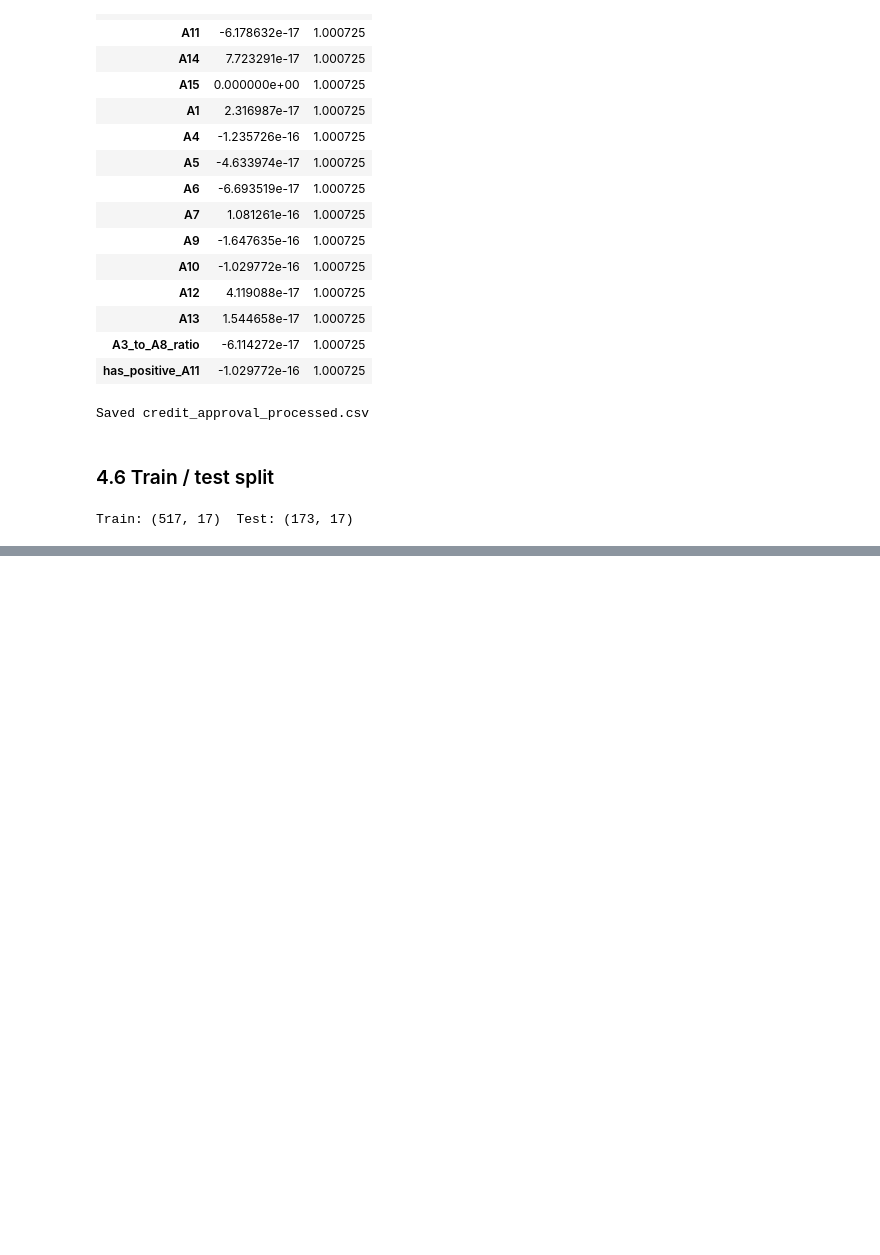
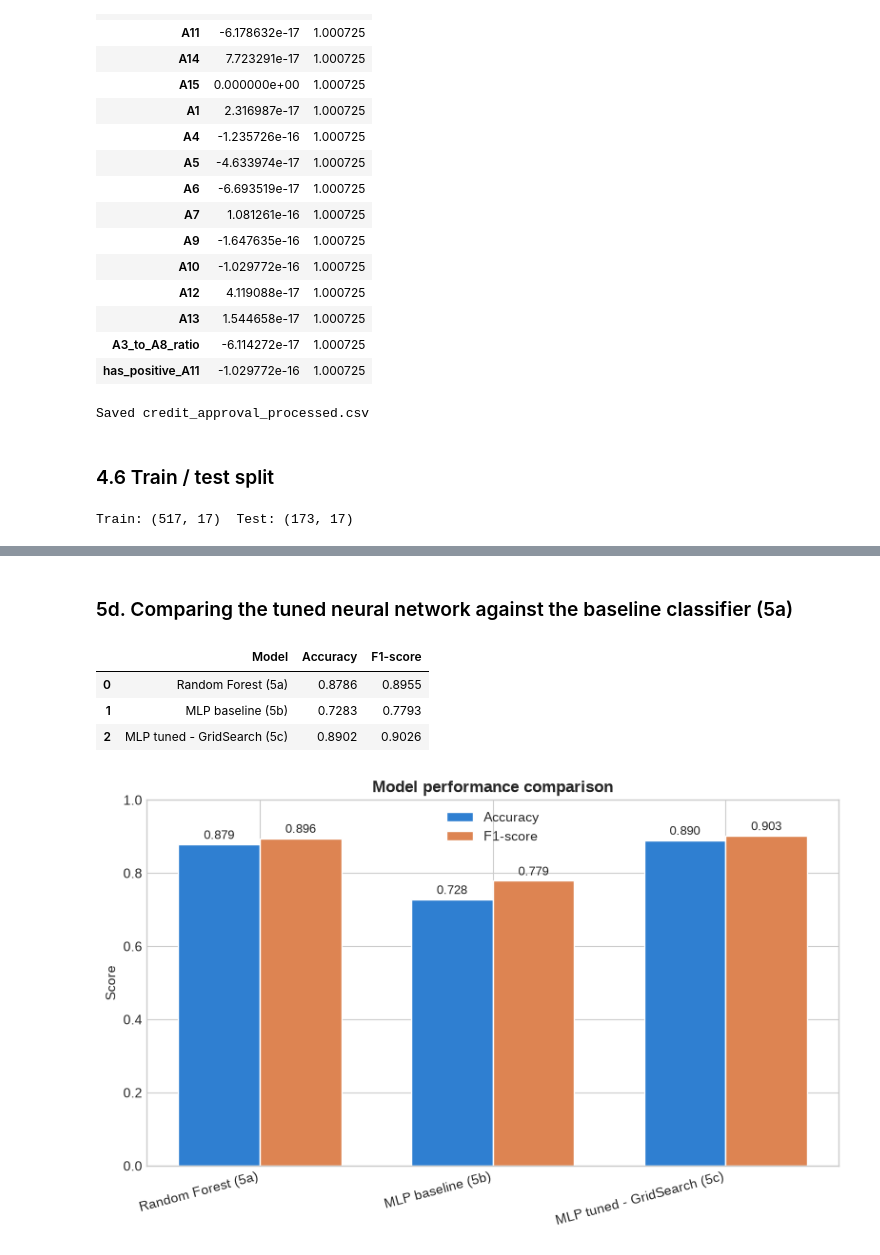
Before and after one commit to charerimana/data-mining-labs, a Jupyter notebook: Lab2_Credit_Approval.ipynb, the cells around one changed output, grey strips where cells are left out. Drawn from its saved outputs; the diff is of its cells as text; code cells hidden in the pictures; blank space fills up the shorter version.

```diff
--- a/Lab2_Credit_Approval.ipynb
+++ b/Lab2_Credit_Approval.ipynb
@@ -380,0 +447,8 @@ Train: (517, 17)  Test: (173, 17)
+# %%
+# Fit once on the train split so we also have a held-out test-set comparison later
+mlp_baseline.fit(X_train, y_train)
+y_pred_mlp = mlp_baseline.predict(X_test)
+
+mlp_acc = accuracy_score(y_test, y_pred_mlp)
+mlp_f1 = f1_score(y_test, y_pred_mlp)
+print(f"MLP (baseline) held-out test — Accuracy: {mlp_acc:.4f} | F1-score: {mlp_f1:.4f}")
@@ -380,0 +490,9 @@ Train: (517, 17)  Test: (173, 17)
+# %%
+best_mlp = grid_search.best_estimator_
+y_pred_tuned = best_mlp.predict(X_test)
+
+tuned_acc = accuracy_score(y_test, y_pred_tuned)
+tuned_f1 = f1_score(y_test, y_pred_tuned)
+
+print(f"Tuned MLP held-out test — Accuracy: {tuned_acc:.4f} | F1-score: {tuned_f1:.4f}")
+print(classification_report(y_test, y_pred_tuned, target_names=[str(c) for c in target_encoder.classes_]))
@@ -380,0 +509,37 @@ Train: (517, 17)  Test: (173, 17)
+# %% [markdown]
+### 5d. Comparing the tuned neural network against the baseline classifier (5a)
+# %%
+results = pd.DataFrame({
+    "Model": ["Random Forest (5a)", "MLP baseline (5b)", "MLP tuned - GridSearch (5c)"],
+    "Accuracy": [rf_acc, mlp_acc, tuned_acc],
+    "F1-score": [rf_f1, mlp_f1, tuned_f1],
+})
+results.style.background_gradient(cmap="Greens", subset=["Accuracy", "F1-score"]).format({"Accuracy": "{:.4f}", "F1-score": "{:.4f}"})
+# %% [output]
+|  | Model | Accuracy | F1-score |
+| 0 | Random Forest (5a) | 0.8786 | 0.8955 |
+| 1 | MLP baseline (5b) | 0.7283 | 0.7793 |
+| 2 | MLP tuned - GridSearch (5c) | 0.8902 | 0.9026 |
+# %%
+fig, ax = plt.subplots(figsize=(8, 5))
+x = np.arange(len(results))
+width = 0.35
+
+ax.bar(x - width/2, results["Accuracy"], width, label="Accuracy", color=PALETTE[0], edgecolor="white")
+ax.bar(x + width/2, results["F1-score"], width, label="F1-score", color=PALETTE[1], edgecolor="white")
+
+ax.set_xticks(x)
+ax.set_xticklabels(results["Model"], rotation=15, ha="right")
+ax.set_ylim(0, 1)
+ax.set_ylabel("Score")
+ax.set_title("Model performance comparison")
+ax.legend(frameon=False)
+for i, (a, f) in enumerate(zip(results["Accuracy"], results["F1-score"])):
+    ax.text(i - width/2, a + 0.015, f"{a:.3f}", ha="center", fontsize=9)
+    ax.text(i + width/2, f + 0.015, f"{f:.3f}", ha="center", fontsize=9)
+
+plt.tight_layout()
+plt.savefig("fig_model_comparison.png", dpi=120)
+plt.show()
+# %% [output]
+[figure, added]
```
Also changed, not shown: parts of 11 cells of this notebook, 2 other files.
